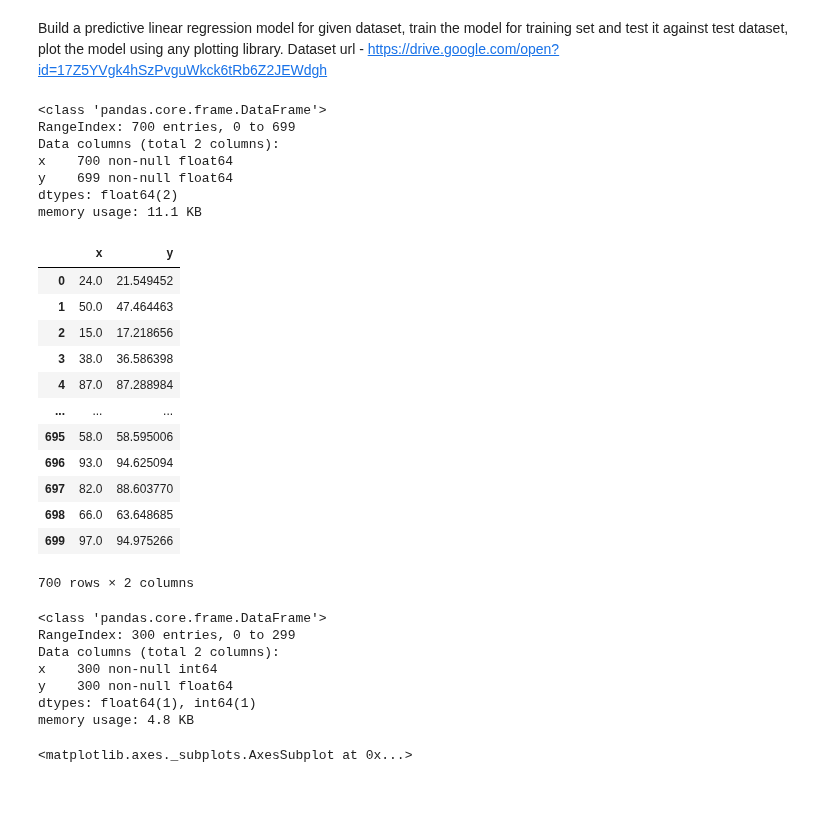
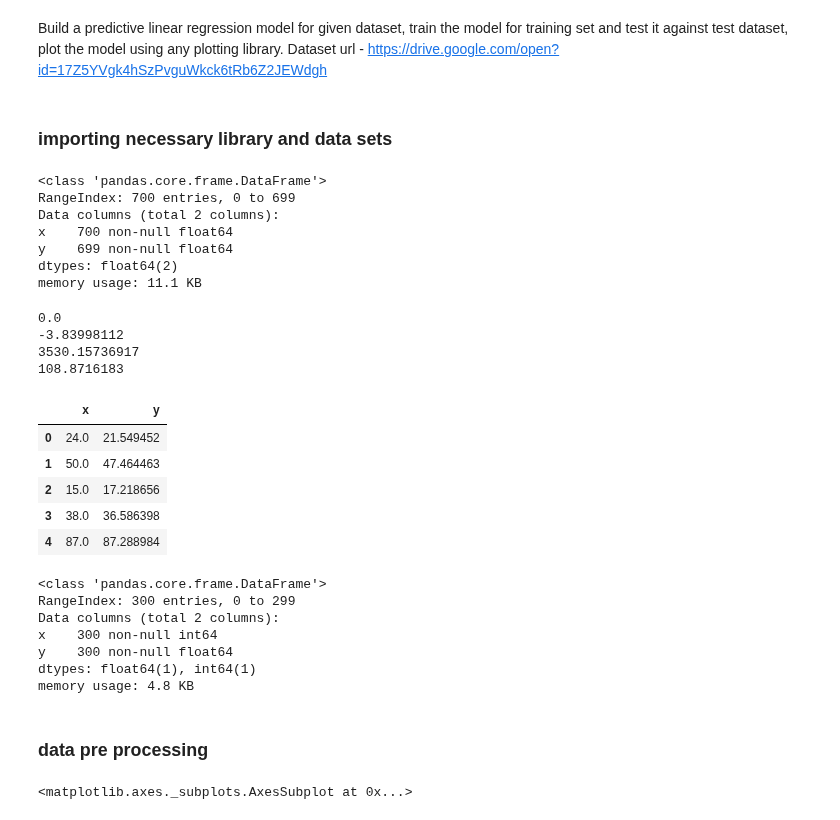
Before and after one commit to SunnyRaj94/Machine-Learning-From-Scratch, a Jupyter notebook: regression/simple_linear_regression/01_problem.ipynb, the cells around one changed output. Drawn from its saved outputs; the diff is of its cells as text; code cells hidden in the pictures; blank space fills up the shorter version.

```diff
--- a/regression/simple_linear_regression/01_problem.ipynb
+++ b/regression/simple_linear_regression/01_problem.ipynb
@@ -5,6 +5,8 @@ problem statement :
 # %% [markdown]
 Build a predictive linear regression model for given dataset, train the model for training set and test it against test dataset, plot the model using any plotting library.
 Dataset url - https://drive.google.com/open?id=17Z5YVgk4hSzPvguWkck6tRb6Z2JEWdgh
+# %% [markdown]
+### importing necessary library and data sets
 # %%
 #importing necessary library
 #importing matplotlib
@@ -32,26 +34,23 @@ dtypes: float64(2)
 memory usage: 11.1 KB
 # %%
 #finding minimum and maximum values in  train dataset
-x_train_minimum=train_data['x'].min()
-y_train_minimum=train_data['y'].min()
-x_train_maximum=train_data['x'].max()
-y_train_maximum=train_data['y'].max()
+print(train_data['x'].min())
+print(train_data['y'].min())
+print(train_data['x'].max())
+print(train_data['y'].max())
 #displaying data set
-train_data
+train_data.head()
 # %% [output]
+0.0
+-3.83998112
+3530.15736917
+108.8716183
 |  | x | y |
 | 0 | 24.0 | 21.549452 |
 | 1 | 50.0 | 47.464463 |
 | 2 | 15.0 | 17.218656 |
 | 3 | 38.0 | 36.586398 |
 | 4 | 87.0 | 87.288984 |
-| ... | ... | ... |
-| 695 | 58.0 | 58.595006 |
-| 696 | 93.0 | 94.625094 |
-| 697 | 82.0 | 88.603770 |
-| 698 | 66.0 | 63.648685 |
-| 699 | 97.0 | 94.975266 |
-700 rows × 2 columns
 # %%
 # loading csv data from the file given in the url
 test_data = pd.read_csv("test.csv")
@@ -65,6 +64,8 @@ x    300 non-null int64
 y    300 non-null float64
 dtypes: float64(1), int64(1)
 memory usage: 4.8 KB
+# %% [markdown]
+### data pre processing
 # %%
 #Visualizing outliers
 sea.boxplot(x = 'x', data = train_data)
```
Also changed, not shown: parts of 8 cells of this notebook.
